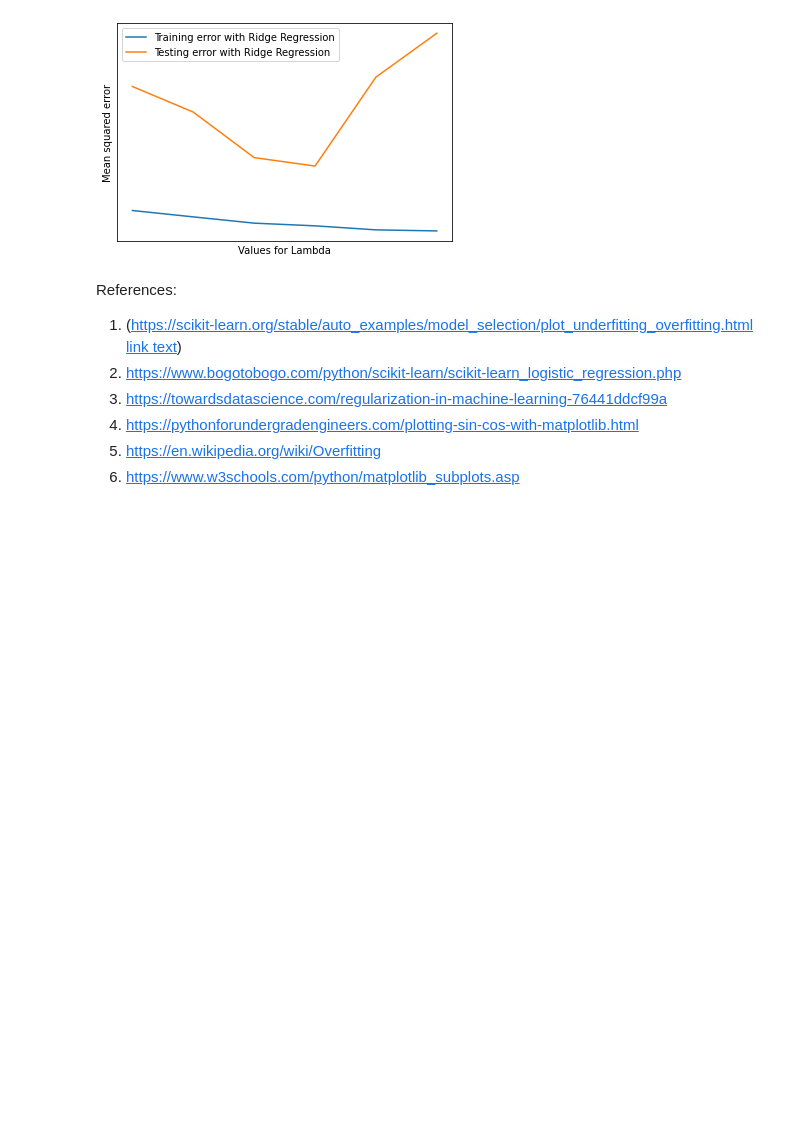
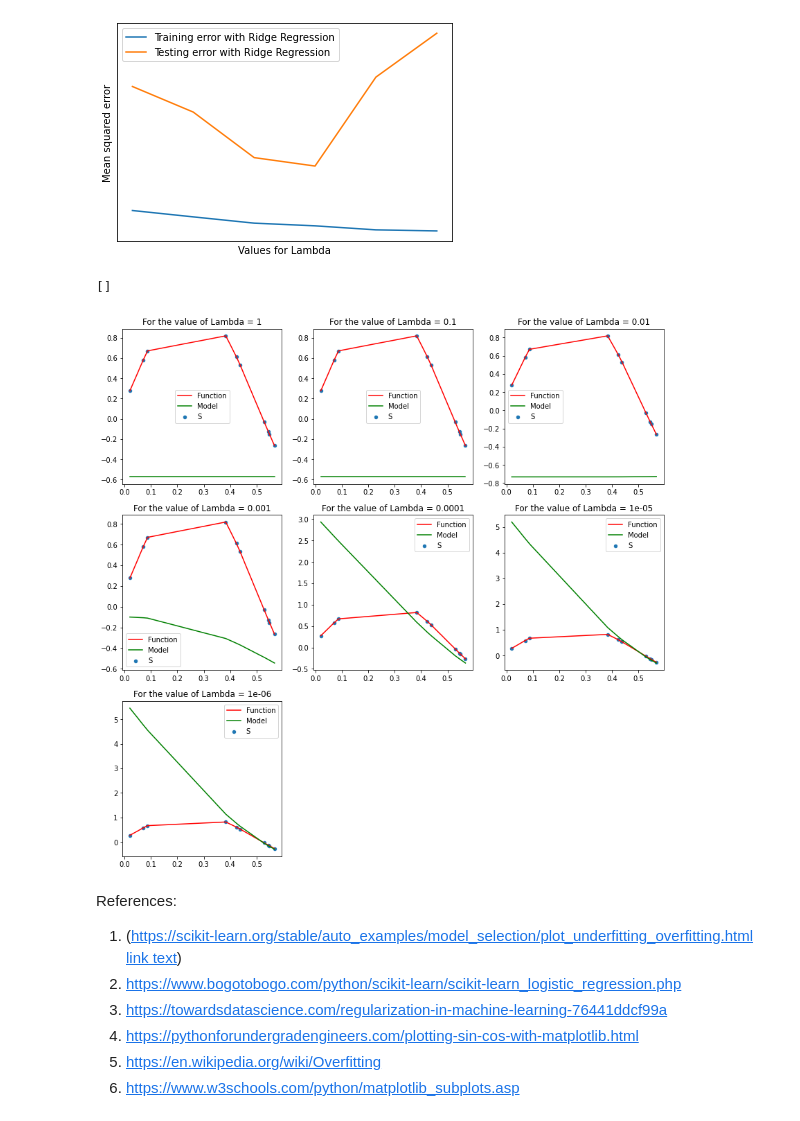
Before and after one commit to kajol16/Overfitting_Underfitting, a Jupyter notebook: Understanding_overfitting_underfitting.ipynb, the cells around one changed output. Cells and saved outputs as stored; diff of their text form; code cells hidden in the pictures; blank space fills up the shorter version.

Commit message:
Lasso

```diff
--- a/Understanding_overfitting_underfitting.ipynb
+++ b/Understanding_overfitting_underfitting.ipynb
@@ -303,6 +306,37 @@ plot.yticks([])
 # %% [output]
 ([], <a list of 0 Text major ticklabel objects>)
 [figure]
+# %%
+#Lasso
+from sklearn.linear_model import Lasso
+x_latest_pol1 = pol.transform(X_latest)
+y_latest_pred1 = model.predict(x_latest_pol)
+regression_train_error1 = []
+regression_test_error1 = []
+lam1 = [1, 1/10, 1/100, 1/1000, 1/10000, 1/100000 , 1/1000000]
+plot.figure(figsize=(14,14))
+for i in range(len(lam1)):
+  L = Lasso(alpha=lam1[i])
+  L.fit(x_train_pol,train_y)
+
+  Lasso_train_pred_y = L.predict(x_train_pol)
+  train_lasso_error = np.sqrt(((Lasso_train_pred_y - train_y)**2).mean())
+  regression_train_error1.append(train_lasso_error)
+
+  Lasso_test_pred_y = L.predict(x_test_pol)
+  test_Lasso_error = np.sqrt(((Lasso_test_pred_y - test_y)**2).mean())
+  regression_test_error1.append(test_Lasso_error)
+
+  plot.subplot(len(lam1)/2, len(lam1)/2,i+1)
+  plot.scatter(test_x, test_y, s=20, label = 'S')
+  plot.plot(test_x,test_y,color='r', label = 'Function')
+  plot.plot(test_x,Lasso_test_pred_y,color='g', label='Model')
+  plot.title("For the value of Lambda = {}".format(lam1[i]))
+  plot.legend(loc="best")
+plot.plot()
+# %% [output]
+[]
+[figure, added]
 # %% [markdown]
 References:
 1. (https://scikit-learn.org/stable/auto_examples/model_selection/plot_underfitting_overfitting.html [link text](https://))
```
Also changed, not shown: parts of 3 cells of this notebook.
